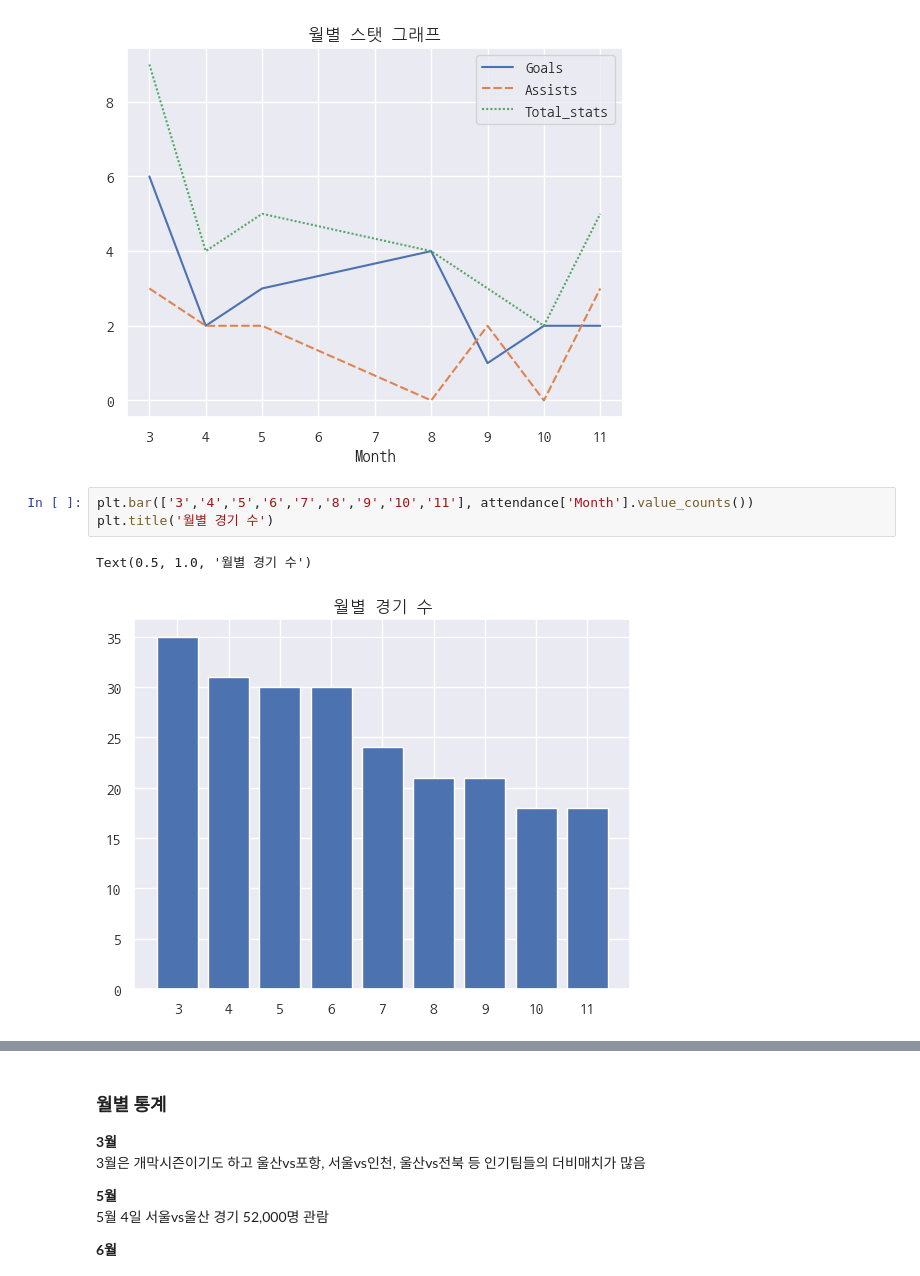
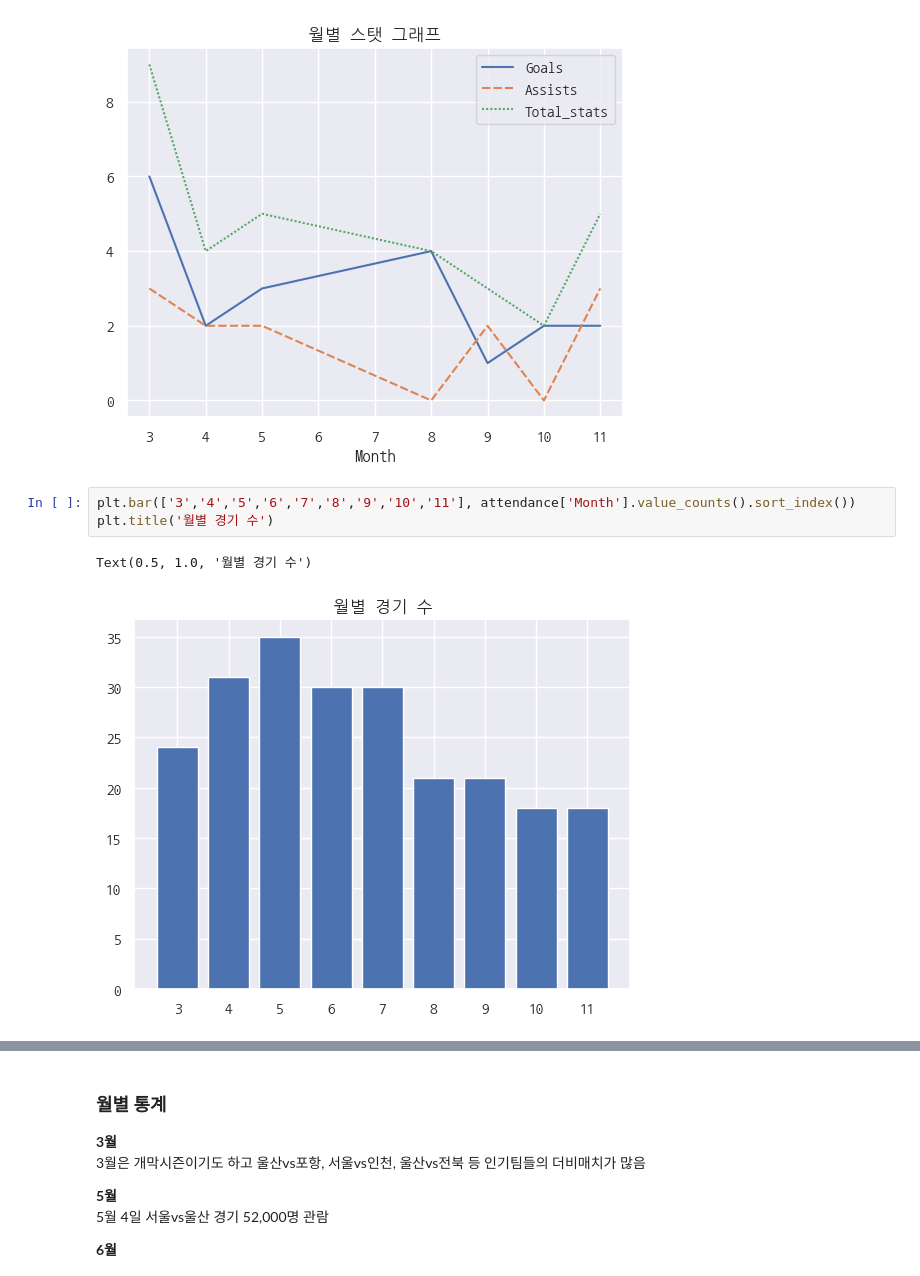
Before and after one commit to 8804who/MonthlyData, a Jupyter notebook: 2월/code.ipynb, the cells around one changed output, grey strips where cells are left out. Saved outputs shown, nothing was run; the diff lists cells and outputs as text.

```diff
--- a/2월/code.ipynb
+++ b/2월/code.ipynb
@@ -74,11 +74,11 @@ sns.lineplot(stats_sum).set_title("월별 스탯 그래프")
 Text(0.5, 1.0, '월별 스탯 그래프')
 [figure]
 # %%
-plt.bar(['3','4','5','6','7','8','9','10','11'], attendance['Month'].value_counts())
+plt.bar(['3','4','5','6','7','8','9','10','11'], attendance['Month'].value_counts().sort_index())
 plt.title('월별 경기 수')
 # %% [output]
 Text(0.5, 1.0, '월별 경기 수')
-[figure, old version]
+[figure, new version]
 # %% [markdown]
 ### 주요 사항
 <b>언론 노출도를 고려해 유명선수들의 스탯만 수집</b><br>
```
Also changed, not shown: parts of 3 cells of this notebook.
